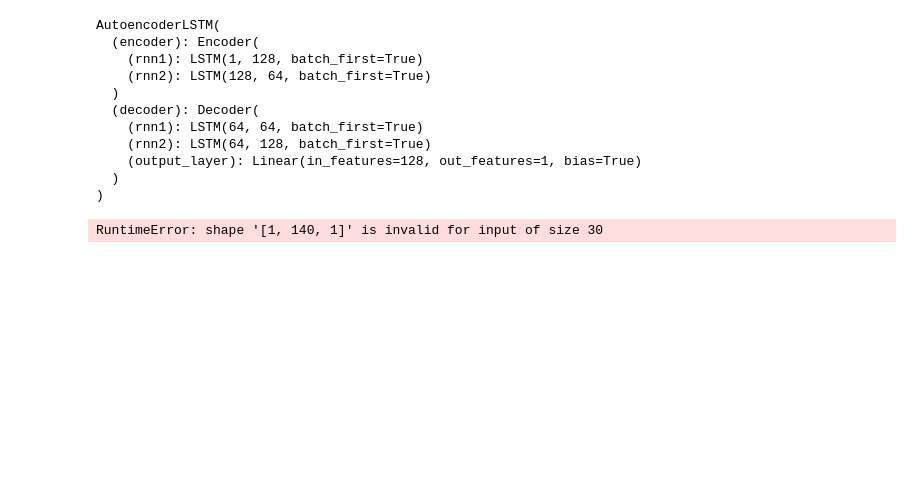
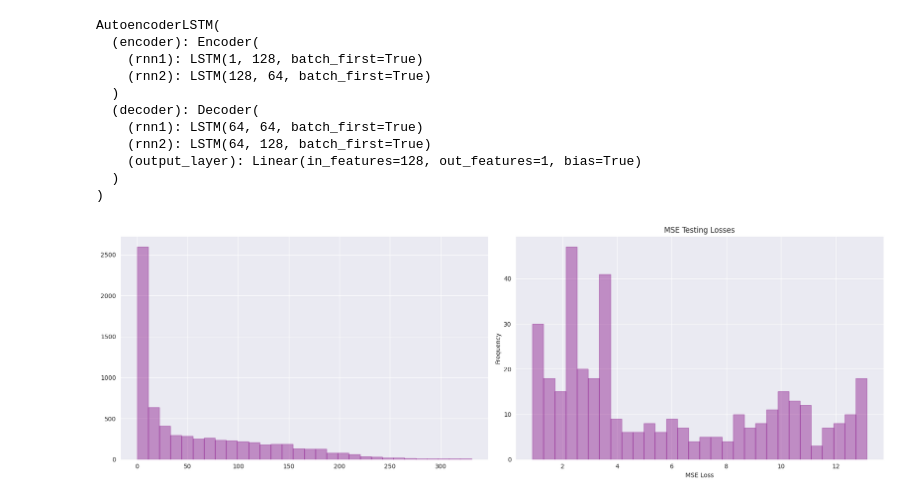
Before and after one commit to grlefl/LSTM-Autoencoder-Anomaly-Detection, a Jupyter notebook: main.ipynb, the cells around one changed output. Saved outputs shown, nothing was run; the diff lists cells and outputs as text; code cells hidden in the pictures; blank space fills up the shorter version.

```diff
--- a/main.ipynb
+++ b/main.ipynb
@@ -132,25 +120,23 @@ class Encoder(nn.Module):
         self.seq_len, self.n_features = seq_len, n_features
         self.embedding_dim, self.hidden_dim = embedding_dim, 2 * embedding_dim
 
+        # first LSTM layer
         self.rnn1 = nn.LSTM(
             input_size=n_features,
             hidden_size=self.hidden_dim,
-            num_layers=1,
             batch_first=True
         )
-        # Initializing the hidden numbers of layers
+        # initializing the hidden numbers of layers
         self.rnn2 = nn.LSTM(
             input_size=self.hidden_dim,
             hidden_size=embedding_dim,
-            num_layers=1,
             batch_first=True
         )
 
     def forward(self, x):
-        x = x.reshape((1, self.seq_len, self.n_features))
-        x, (_, _) = self.rnn1(x)
-        x, (hidden_n, _) = self.rnn2(x)
-        return hidden_n.reshape((self.n_features, self.embedding_dim))
+        x, (hidden_n, _) = self.rnn1(x)  # input (batch, seq_len, n_features)
+        x, (_, _) = self.rnn2(x)  # hidden state is input for next layer, output last layer of LSTM
+        return x
 # %%
 class Decoder(nn.Module):
     def __init__(self, seq_len, input_dim=64, n_features=1):
@@ -302,5 +287,6 @@ plt.savefig(os.path.join(output_dir, 'loss_plot.png'))
 # %%
-loaded_model = AutoencoderLSTM(seq_len=140, n_features=1)
+# load trained model and put it in evaluation mode
+loaded_model = AutoencoderLSTM(seq_len=TIME_STEPS, n_features=1)
 loaded_model.load_state_dict(torch.load(f"{output_dir}/best_model.pth", map_location=device))
 loaded_model.to(device).eval()
 # %% [output]
@@ -315,24 +301,33 @@ AutoencoderLSTM(
     (output_layer): Linear(in_features=128, out_features=1, bias=True)
   )
 )
-# %%
-import seaborn as sns
-
-def predict(model, data_loader):
-    predictions, losses = [], []
-    criterion = nn.L1Loss(reduction='sum').to(device)
-
-    with torch.no_grad():
-
-        for seq_true in data_loader:
-            seq_true = seq_true.to(device)
-            seq_pred = model(seq_true)
-            loss = criterion(seq_pred, seq_true)
-            predictions.append(seq_pred.cpu().numpy().flatten())
-            losses.append(loss.item())
-    return predictions, losses
-
-_, losses = predict(loaded_model, train_loader)
-sns.distplot(losses, bins=50, kde=True);
-# %% [output]
-RuntimeError: shape '[1, 140, 1]' is invalid for input of size 30
+# %%
+# pass sequences through model and get predictions
+def predict(model, data_loader):
+    predictions = []
+
+    with torch.no_grad():
+        for inputs in data_loader:
+            inputs = inputs.to(device)
+            outputs = model(inputs)
+            predictions.extend(tensor.cpu().squeeze(dim=0).numpy() for tensor in outputs)
+
+    return np.array(predictions)
+# %%
+# compute training predictions and MSE loss
+X_train_pred = predict(loaded_model, train_loader)  # pass training data through model
+train_losses = np.sum(np.square(X_train_pred - X_train), axis=1)
+
+# compute testing predictions and MSE loss
+X_test_pred = predict(loaded_model, test_loader)
+test_losses = np.sum(np.square(X_test_pred - X_test), axis=1)
+# %%
+# plot training and testing MSE loss histograms
+fig, (ax1, ax2) = plt.subplots(1, 2, figsize=(18, 6))
+ax1.hist(train_losses, bins=30, color='purple', edgecolor='purple', alpha=0.4, histtype='bar')
+plt.title('MSE Training Losses'); plt.xlabel('MSE Loss'); plt.ylabel('Frequency')
+ax2.hist(test_losses, bins=30, color='purple', edgecolor='purple', alpha=0.4, histtype='bar')
+plt.title('MSE Testing Losses'); plt.xlabel('MSE Loss'); plt.ylabel('Frequency')
+plt.tight_layout(); plt.show()
+# %% [output]
+[figure, added]
```
Also changed, not shown: parts of 22 cells of this notebook.
